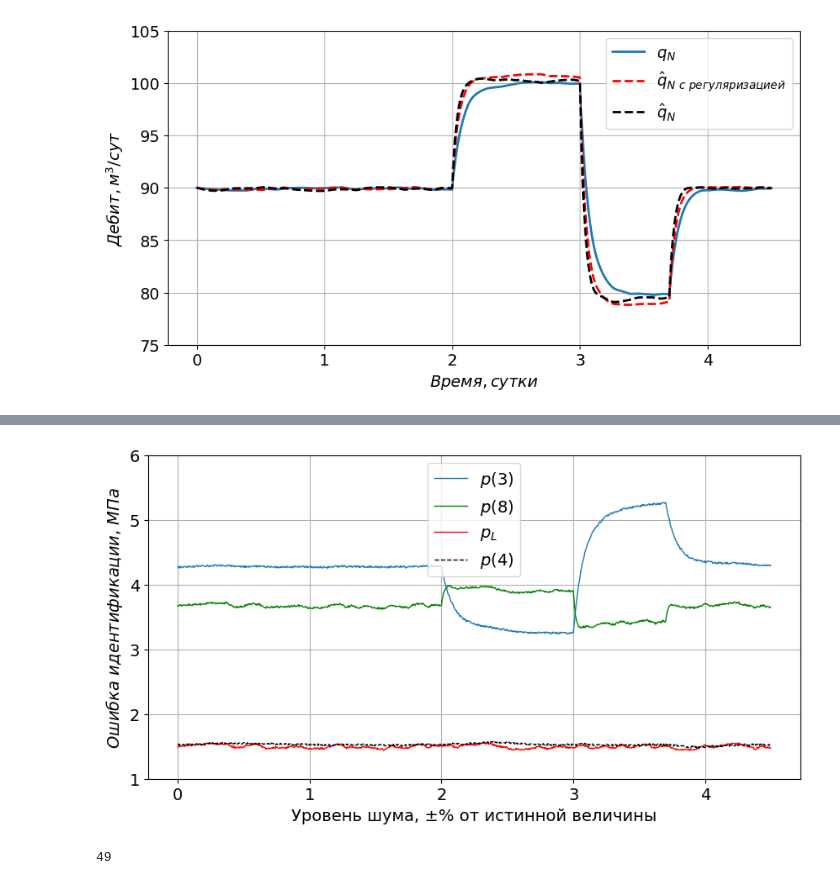
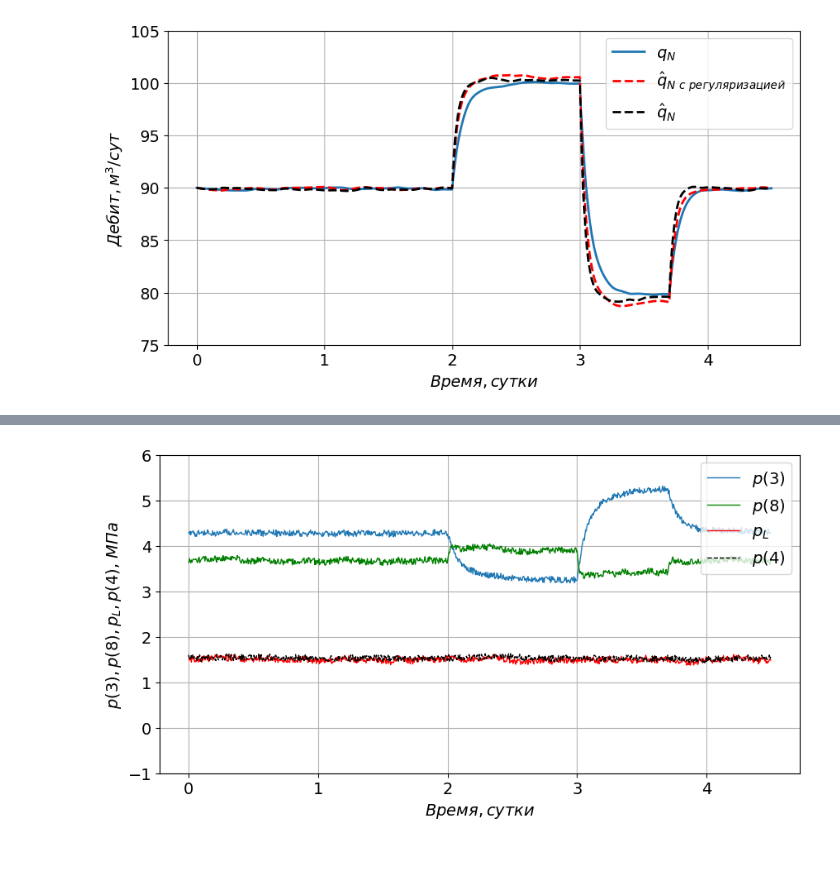
Before and after one commit to IANovoselov/well, a Jupyter notebook: src/well.ipynb, the cells around one changed output, grey strips where cells are left out. Drawn from its saved outputs; the diff is of its cells as text; code cells hidden in the pictures; blank space fills up the shorter version.

Commit message:
identification

```diff
--- a/src/well.ipynb
+++ b/src/well.ipynb
@@ -229,5 +134,5 @@ ModuleNotFoundError: No module named 'scipy'
 # %%
-meter = Meter()
+meter = Meter(dt)
 meter.noise_enable = True
 meter.noise_amplitude = 0.05
 ident_dt, ident_k, df_ident = meter.measure(df, quant_step=None, denominator = 50)
@@ -236,16 +141,17 @@ ident_dt, ident_k, df_ident = meter.measure(df, quant_step=None, denominator = 5
 # %%
 plot_data = [
-             (PlotData(df_ident['p_3'], '', 1, 'p(3)'),
+            {'data': (
+              PlotData(df_ident['p_3'], '', 1, 'p(3)'),
               PlotData(df_ident['p_8'], 'g', 1, 'p(8)'),
               PlotData(df_ident['p_L'], 'r', 1, 'p_L'),
               PlotData(df_ident['p_4'], 'k--', 1, 'p(4)'),
-              ),
-
+              ), 'x': df_ident['x'], 'y_scale': Scale(min=-1, max=6), 'dt': dt, 'mu': 'МПа'},
             ]
 
-build_plot(df_ident['x'], plot_data, None, y_scale = [Scale(min=1, max=6)], mu='$МПа$')
+plot = build_plot(plot_data)
+plot.show()
 # %% [output]
-[figure, old version]
+[figure, new version]
 # %%
 # Идентификация через фильтр
 
@@ -451,73 +370,39 @@ denominator_list_minutes = [rec * dt * 24 * 60 for rec in denominator_list]
 np.random.seed(None)
 random.seed(None)
 
-res = {'p_R': [],
-       'r_1': [],
-       'r_2': [],
-       'sco': np.zeros((len(quant_step_list), len(denominator_list), len(noise_list) )),
-       'sco_p_R': np.zeros((len(quant_step_list), len(denominator_list), len(noise_list) )),
-       'sco_r_1': np.zeros((len(quant_step_list), len(denominator_list), len(noise_list) )),
-       'sco_r_2': np.zeros((len(quant_step_list), len(denominator_list), len(noise_list) )),
+res = {'p_R': np.zeros((len(quant_step_list), len(denominator_list), len(noise_list), experiment_num_max)),
+       'r_1': np.zeros((len(quant_step_list), len(denominator_list), len(noise_list), experiment_num_max)),
+       'r_2': np.zeros((len(quant_step_list), len(denominator_list), len(noise_list), experiment_num_max)),
         }
 
-res_regul = {'p_R': [],
-       'r_1': [],
-       'r_2': [],
-       'sco': np.zeros((len(quant_step_list), len(denominator_list), len(noise_list))),
-       'sco_p_R': np.zeros((len(quant_step_list), len(denominator_list), len(noise_list) )),
-       'sco_r_1': np.zeros((len(quant_step_list), len(denominator_list), len(noise_list) )),
-       'sco_r_2': np.zeros((len(quant_step_list), len(denominator_list), len(noise_list) )),
+res_regul = {'p_R': np.zeros((len(quant_step_list), len(denominator_list), len(noise_list), experiment_num_max)),
+       'r_1': np.zeros((len(quant_step_list), len(denominator_list), len(noise_list), experiment_num_max)),
+       'r_2': np.zeros((len(quant_step_list), len(denominator_list), len(noise_list), experiment_num_max))
         }
 
-meter = Meter()
+meter = Meter(dt)
 meter.noise_enable = True
 
 for i, quant_step in enumerate(quant_step_list):
   for j, denominator in enumerate(denominator_list):
     for k, noise in enumerate(noise_list):
+      for experiment_num in range(experiment_num_max):
 
-      res['p_R'] = []
-      res['r_1'] = []
-      res['r_2'] = []
-
-      res_regul['p_R'] = []
-      res_regul['r_1'] = []
-      res_regul['r_2'] = []
-
-      for experiment_num in range(1, experiment_num_max):
-
-        meter.noise_amplitude = noise/100
-
+        meter.noise_amplitude = noise
         ident_dt, ident_k, df_ident = meter.measure(df, quant_step=quant_step, denominator=denominator)
 
         calc_df = ident_values(ident_k, ident_dt, df_ident, well)
 
         b = identificate(calc_df, ident_k)
 
-        s_times = [(1, 1.8)]
+        s_times = [(0, 1.8)]
         s_q_t, s_p_t, m2, k_s = get_static_data(calc_df, ident_k, denominator, s_times)
         b_regul = identificate_regul(calc_df, ident_k, denominator, well.reservoir.v_r, list(s_q_t), list(s_p_t), m2, k_s).T[0]
 
-        res['p_R'].append(b[0])
-        res['r_1'].append(b[1])
-        res['r_2'].append(b[2])
+        res['p_R'][i, j, k, experiment_num] = b[0]
+        res['r_1'][i, j, k, experiment_num] = b[1]
+        res['r_2'][i, j, k, experiment_num] = b[2]
 
-        res_regul['p_R'].append(b_regul[0])
-        res_regul['r_1'].append(b_regul[1])
-        res_regul['r_2'].append(b_regul[2])
-
-
-      res['sco_p_R'][i, j, k] = calc_rsd(res['p_R'], well.reservoir.p_R)
-      res['sco_r_1'][i, j, k] = calc_rsd(res['r_1'], well.reservoir.r_1)
-      res['sco_r_2'][i, j, k] = calc_rsd(res['r_2'], well.reservoir.r_2)
-      res['sco'][i, j, k] = res['sco_p_R'][i, j, k] + res['sco_r_1'][i, j, k] + res['sco_r_2'][i, j, k]
-
-
-      res_regul['sco_p_R'][i, j, k] = calc_rsd(res_regul['p_R'], well.reservoir.p_R)
-      res_regul['sco_r_1'][i, j, k] = calc_rsd(res_regul['r_1'], well.reservoir.r_1)
-      res_regul['sco_r_2'][i, j, k] = calc_rsd(res_regul['r_2'], well.reservoir.r_2)
-      res_regul['sco'][i, j, k] = res_regul['sco_p_R'][i, j, k] + res_regul['sco_r_1'][i, j, k] + res_regul['sco_r_2'][i, j, k]
-
-    print(k)
+        res_regul['p_R'][i, j, k, experiment_num] = b_regul[0]
+        res_regul['r_1'][i, j, k, experiment_num] = b_regul[1]
+        res_regul['r_2'][i, j, k, experiment_num] = b_regul[2]
-# %% [output]
-49
```
Also changed, not shown: parts of 21 cells of this notebook, 2 other files.
